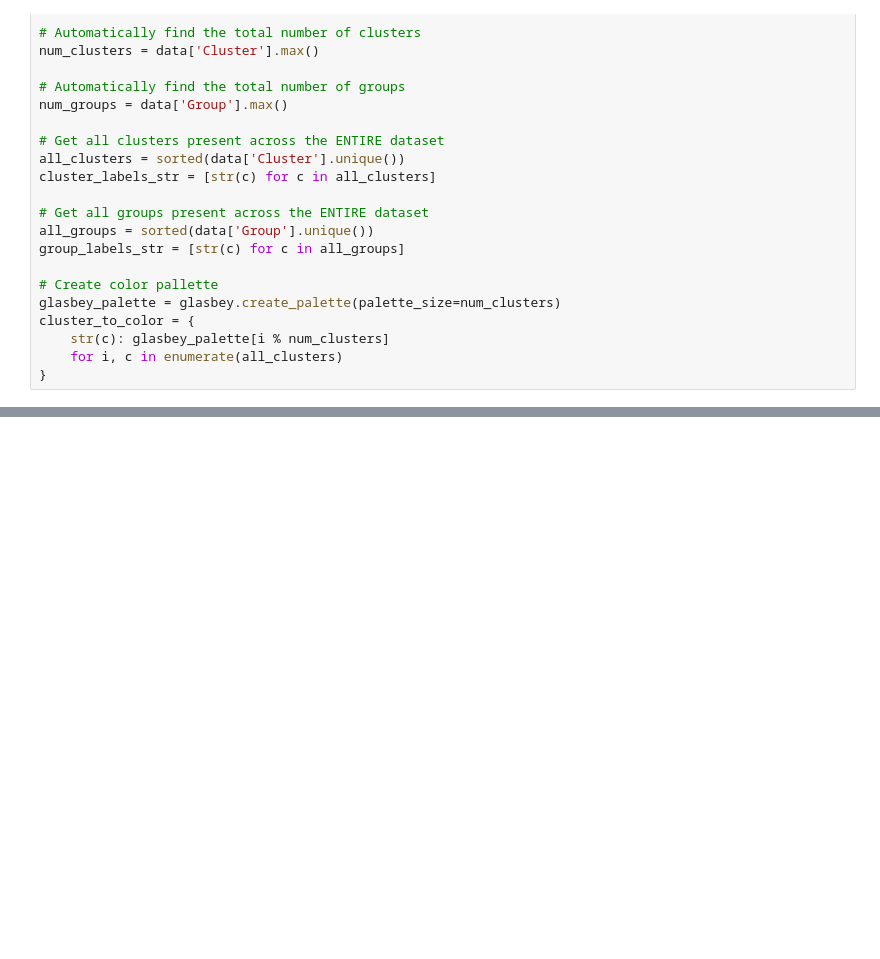
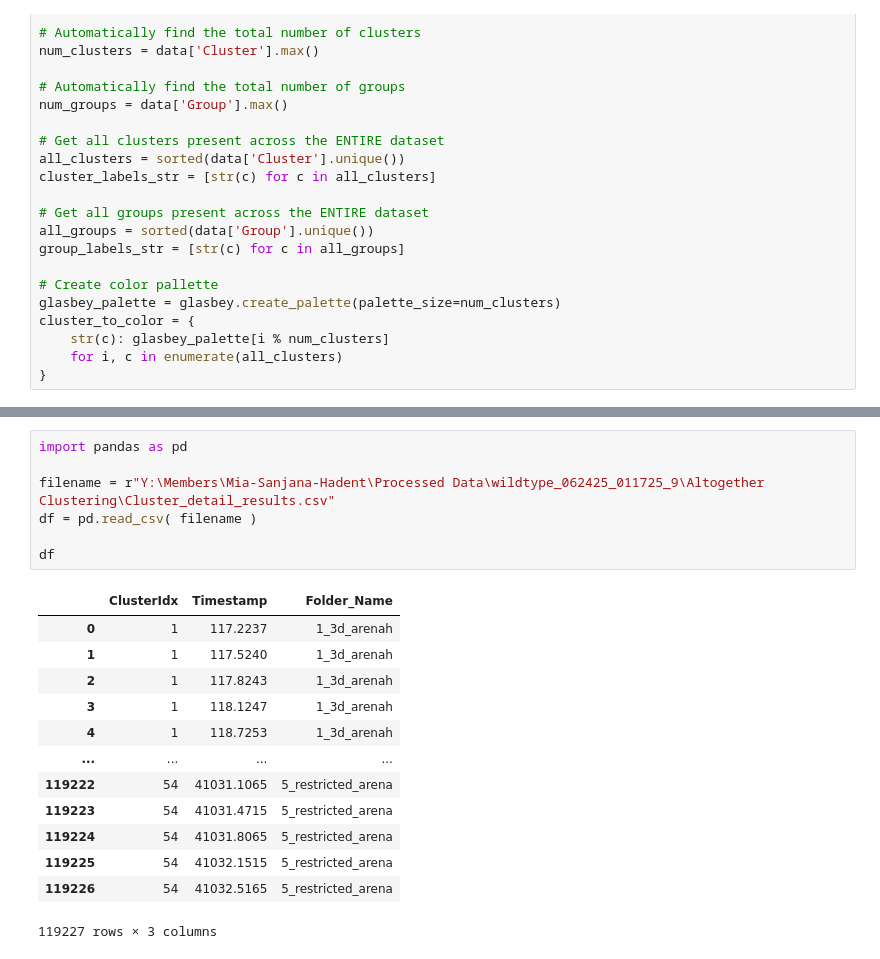
Before and after one commit to Ganglia-Guardian/AccelCluster-Visualizations, a Jupyter notebook: pca.ipynb, the cells around one changed output, grey strips where cells are left out. Saved outputs shown, nothing was run; the diff lists cells and outputs as text; blank space fills up the shorter version.

```diff
--- a/pca.ipynb
+++ b/pca.ipynb
@@ -210,0 +310,21 @@ for week in weeks:
+# %%
+import pandas as pd
+
+filename = r"Y:\Members\Mia-Sanjana-Hadent\Processed Data\wildtype_062425_011725_9\Altogether Clustering\Cluster_detail_results.csv"
+df = pd.read_csv( filename )
+
+df
+# %% [output]
+|  | ClusterIdx | Timestamp | Folder_Name |
+| 0 | 1 | 117.2237 | 1_3d_arenah |
+| 1 | 1 | 117.5240 | 1_3d_arenah |
+| 2 | 1 | 117.8243 | 1_3d_arenah |
+| 3 | 1 | 118.1247 | 1_3d_arenah |
+| 4 | 1 | 118.7253 | 1_3d_arenah |
+| ... | ... | ... | ... |
+| 119222 | 54 | 41031.1065 | 5_restricted_arena |
+| 119223 | 54 | 41031.4715 | 5_restricted_arena |
+| 119224 | 54 | 41031.8065 | 5_restricted_arena |
+| 119225 | 54 | 41032.1515 | 5_restricted_arena |
+| 119226 | 54 | 41032.5165 | 5_restricted_arena |
+119227 rows × 3 columns
```
Also changed, not shown: parts of 16 cells of this notebook.
